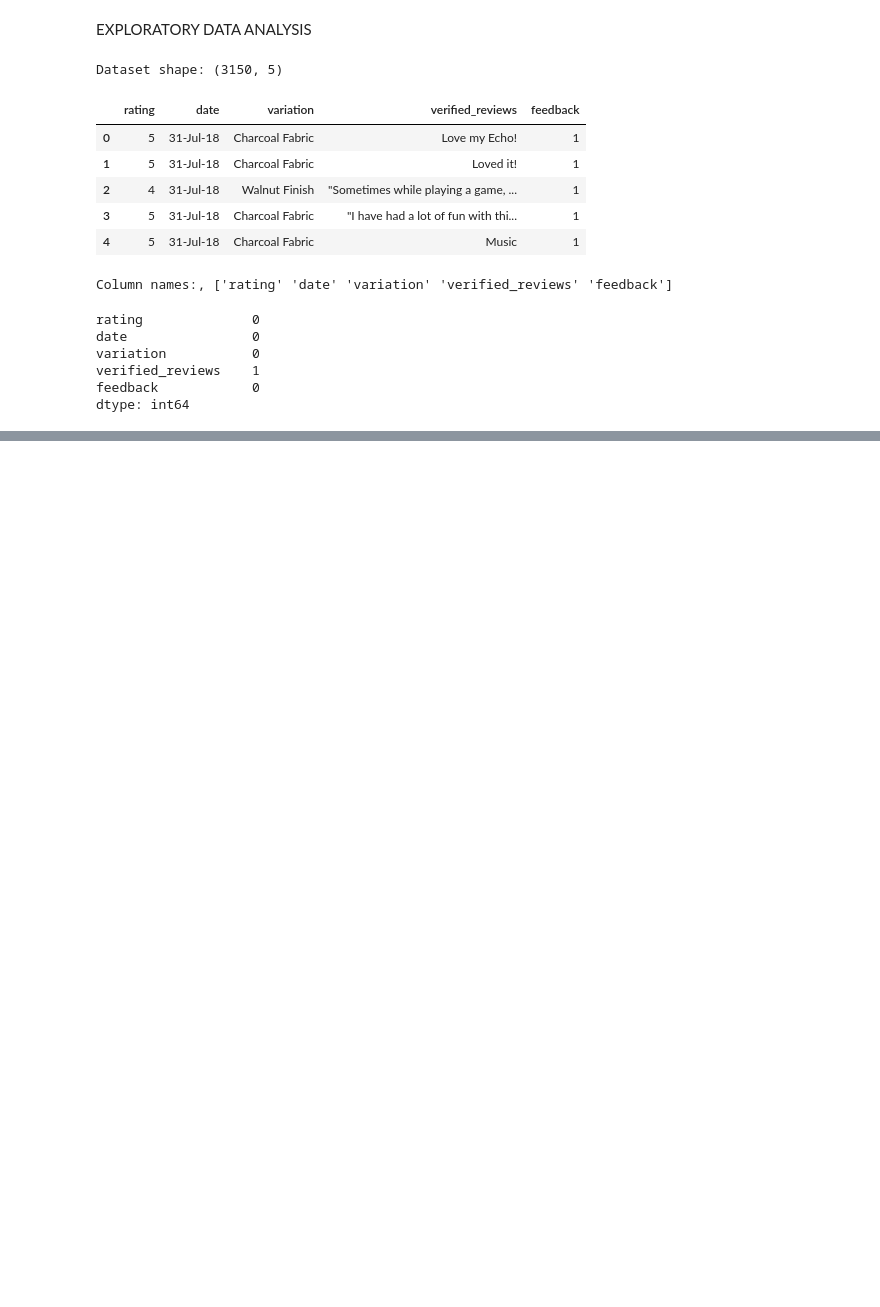
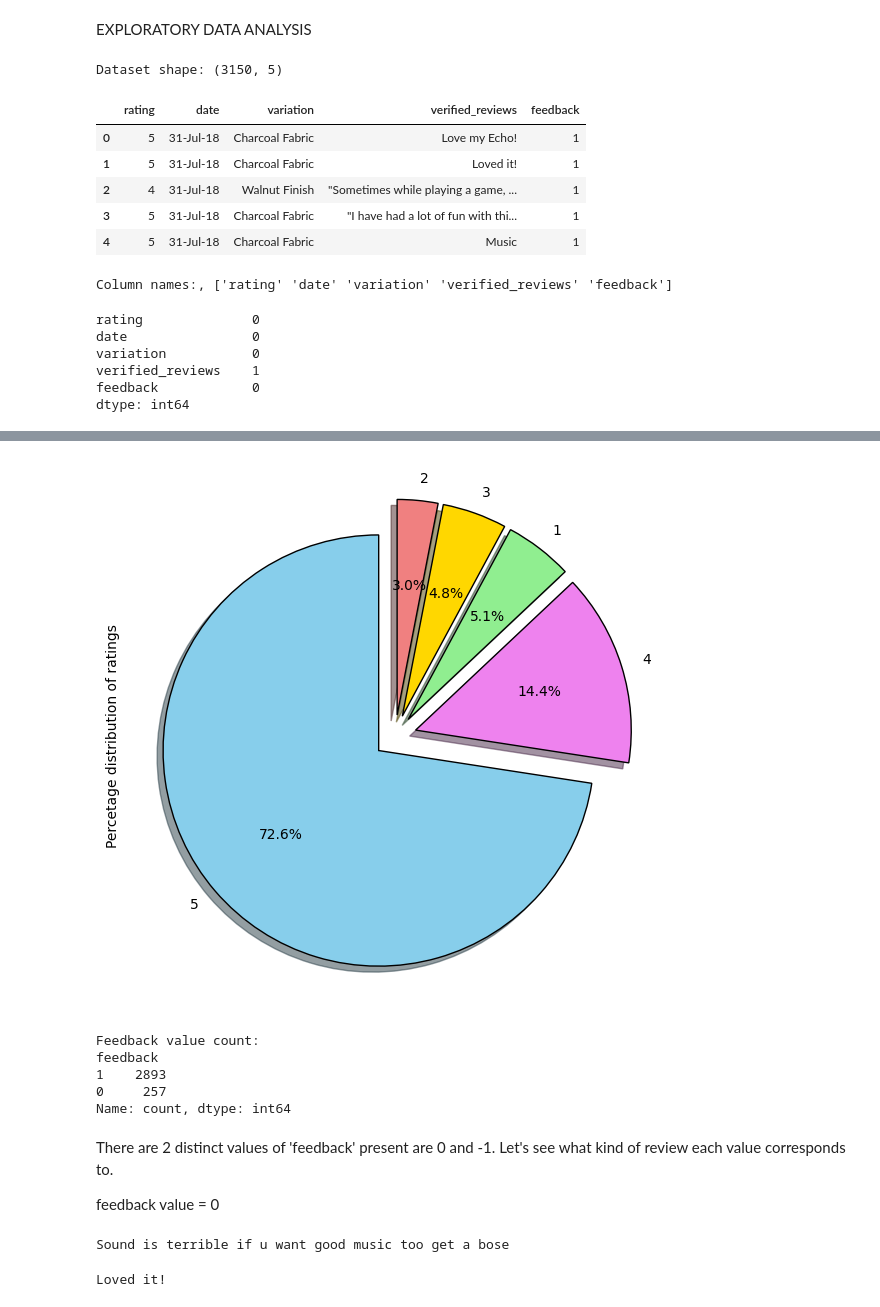
Before and after one commit to akriti-e/Sentiment-Analysis-on-Amazon-Reviews-NLP, a Jupyter notebook: Sentiment Analysis on Amazon Reviews.ipynb, the cells around one changed output, grey strips where cells are left out. Cells and saved outputs as stored; diff of their text form; code cells hidden in the pictures; blank space fills up the shorter version.

```diff
--- a/Sentiment Analysis on Amazon Reviews.ipynb
+++ b/Sentiment Analysis on Amazon Reviews.ipynb
@@ -106,0 +213,48 @@ data.head()
+# %%
+fig = plt.figure(figsize=(7,7))
+
+colors = ('skyblue', 'violet', 'lightgreen', 'gold', 'lightcoral')
+
+wp = { 'linewidth' : 1, 'edgecolor' : "black" }
+
+tags = data['rating'].value_counts()/data.shape[0]
+
+explode = [0.1] * len(tags)
+
+tags.plot(kind='pie', autopct='%1.1f%%', shadow=True, colors=colors, startangle=90, wedgeprops=wp, explode=explode, label='Percetage distribution of ratings')
+
+from io import BytesIO
+
+graph = BytesIO()
+
+fig.savefig(graph, format='png')
+# %% [output]
+[figure, added]
+# %%
+# Distinct values of feedback and its count
+
+print(f"Feedback value count: \n{data['feedback'].value_counts()}")
+# %% [output]
+Feedback value count:
+feedback
+1    2893
+0     257
+Name: count, dtype: int64
+# %% [markdown]
+There are 2 distinct values of 'feedback' present are 0 and -1. Let's see what kind of review each value corresponds to.
+
+feedback value = 0
+# %%
+# Extracting the 'verified_reviews' value for one record with feedback = 0
+
+review_0 = data[data['feedback'] == 0].iloc[1]['verified_reviews']
+print(review_0)
+# %% [output]
+Sound is terrible if u want good music too get a bose
+# %%
+# Extracting the 'verified_reviews' value for one record with feedback = 1
+
+review_1 = data[data['feedback'] == 1].iloc[1]['verified_reviews']
+print(review_1)
+# %% [output]
+Loved it!
```
Also changed, not shown: parts of 21 cells of this notebook, 1 other file.
